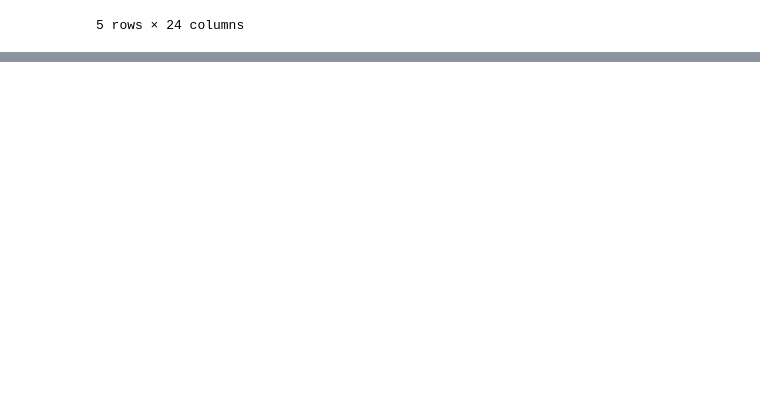
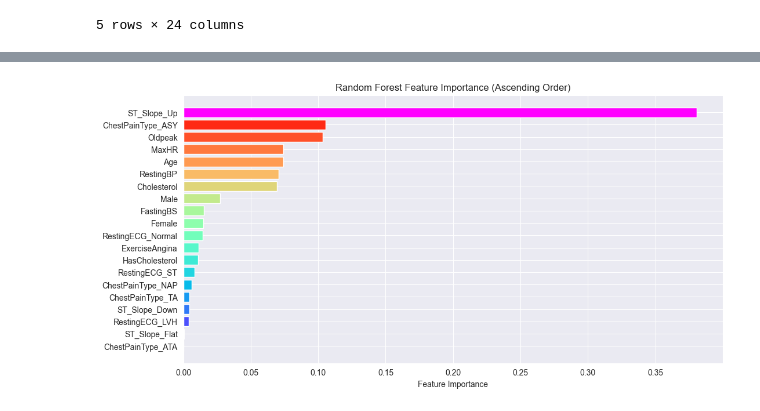
Before and after one commit to johnnybakker/HeartFailureCase, a Jupyter notebook: model-decision-tree.ipynb, the cells around one changed output, grey strips where cells are left out. Saved outputs shown, nothing was run; the diff lists cells and outputs as text; code cells hidden in the pictures; blank space fills up the shorter version.

Commit message:
random forest model and more plots

```diff
--- a/model-decision-tree.ipynb
+++ b/model-decision-tree.ipynb
@@ -79,0 +80,30 @@ plt.show()
+# %%
+
+# Get feature importances from the trained classifier
+feature_importances = classifier.feature_importances_
+
+# Get the list of feature names
+feature_names = X.columns
+
+# Create a DataFrame to store feature names and their importances
+feature_importance_df = pd.DataFrame({'Feature': feature_names, 'Importance': feature_importances})
+
+# Sort the features by importance in ascending order
+feature_importance_df = feature_importance_df.sort_values(by='Importance', ascending=True)
+
+# Create a rainbow color palette
+n_features = len(feature_importance_df)
+colors = plt.cm.rainbow(np.linspace(0, 1, n_features))
+
+# Set the top bar color to pink
+colors[-1] = (1.0, 0.0, 1.0, 1.0)  # Pink color in RGBA format
+
+# Create a bar plot to visualize feature importances with custom colors
+plt.figure(figsize=(12, 6))
+plt.barh(range(len(feature_importance_df)), feature_importance_df['Importance'], align='center', color=colors)
+plt.yticks(range(len(feature_importance_df)), feature_importance_df['Feature'])
+plt.xlabel('Feature Importance')
+plt.title('Random Forest Feature Importance (Ascending Order)')
+plt.show()
+# %% [output]
+[figure, added]
```
Also changed, not shown: parts of 2 cells of this notebook, 4 other files.
